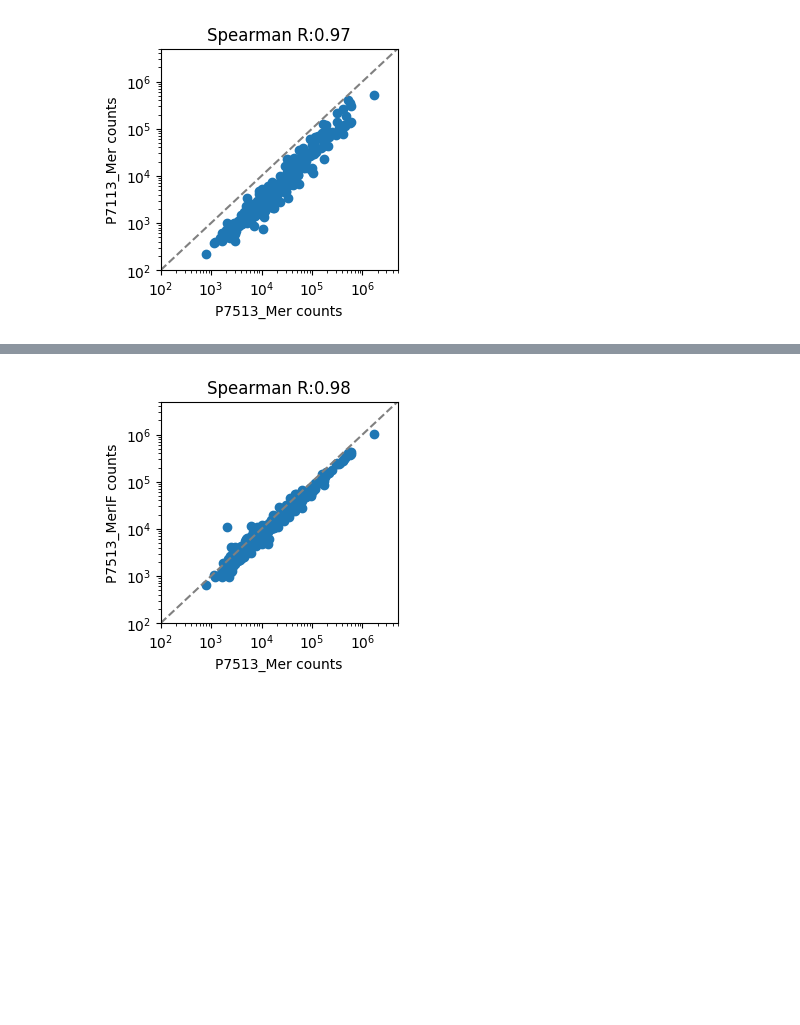
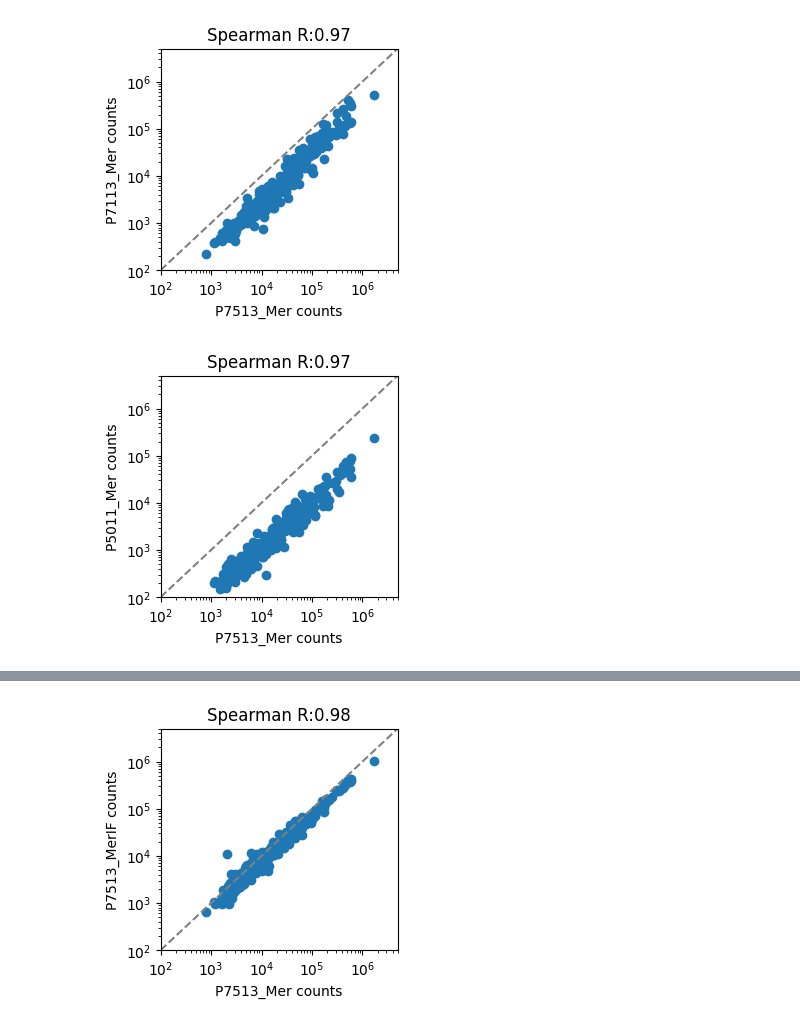
Before and after one commit to MathieuBo/MerXen, a Jupyter notebook: Notebooks/Comparison_P7513.ipynb, the cells around one changed output, grey strips where cells are left out. Drawn from its saved outputs; the diff is of its cells as text; code cells hidden in the pictures; blank space fills up the shorter version.

```diff
--- a/Notebooks/Comparison_P7513.ipynb
+++ b/Notebooks/Comparison_P7513.ipynb
@@ -80,0 +92,2 @@ P7113_Xen = spatialdata_io.xenium('/mnt/ISS2/Mathieu/Xenium/20250917__131434__MB
+# %%
+P5011_Mer = spatialdata_io.merscope('/mnt/ISS2/Mathieu/MERSCOPE_output/202509241011_MerXen-P5011-2_VMSC19502/region_R1/')
@@ -85,2 +103,6 @@ corr_plot(sample1=P7513_Mer, sample1_name='P7513_Mer', sample2=P7113_Mer, sample
 # %% [output]
 [figure]
+# %%
+corr_plot(sample1=P7513_Mer, sample1_name='P7513_Mer', sample2=P5011_Mer, sample2_name='P5011_Mer', filename='P7513_P5011_Mer')
+# %% [output]
+[figure, added]
```
Also changed, not shown: parts of 10 cells of this notebook, 8 other files.
